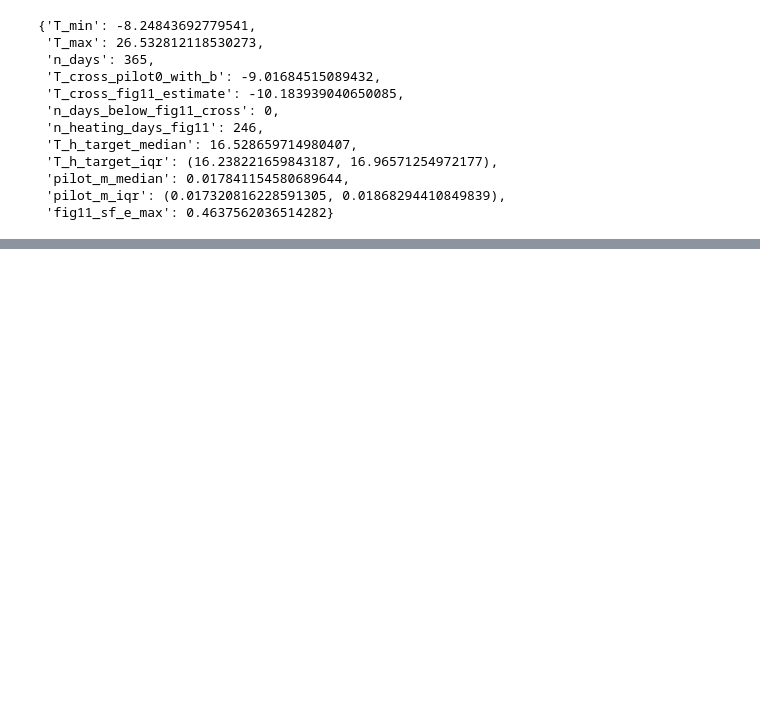
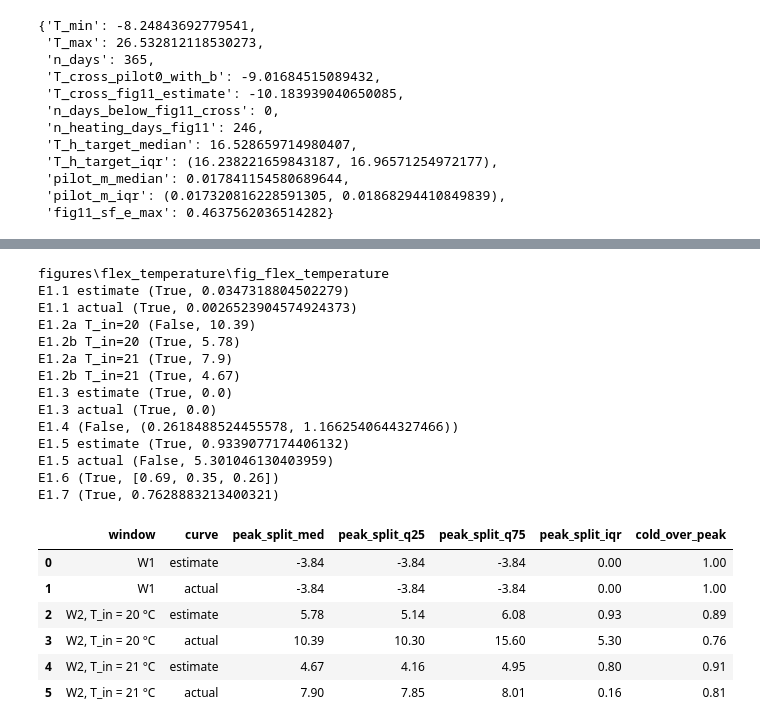
Before and after one commit to agouveia-kul/hp-sensitivity-paper, a Jupyter notebook: flex_temperature.ipynb, the cells around one changed output, grey strips where cells are left out. Drawn from its saved outputs; the diff is of its cells as text; code cells hidden in the pictures; blank space fills up the shorter version.

```diff
--- a/flex_temperature.ipynb
+++ b/flex_temperature.ipynb
@@ -74,0 +84,29 @@ step0['context']
+# %%
+step1 = FT.step1(rebuild=REBUILD_STEP1)
+P = step1[FT.PRIMARY]
+print(P['fig'])
+for k, v in P['checks'].items():
+    print(k, v)
+P['peaks'].round(2)
+# %% [output]
+figures\flex_temperature\fig_flex_temperature
+E1.1 estimate (True, 0.0347318804502279)
+E1.1 actual (True, 0.0026523904574924373)
+E1.2a T_in=20 (False, 10.39)
+E1.2b T_in=20 (True, 5.78)
+E1.2a T_in=21 (True, 7.9)
+E1.2b T_in=21 (True, 4.67)
+E1.3 estimate (True, 0.0)
+E1.3 actual (True, 0.0)
+E1.4 (False, (0.2618488524455578, 1.1662540644327466))
+E1.5 estimate (True, 0.9339077174406132)
+E1.5 actual (False, 5.301046130403959)
+E1.6 (True, [0.69, 0.35, 0.26])
+E1.7 (True, 0.7628883213400321)
+|  | window | curve | peak_split_med | peak_split_q25 | peak_split_q75 | peak_split_iqr | cold_over_peak |
+| 0 | W1 | estimate | -3.84 | -3.84 | -3.84 | 0.00 | 1.00 |
+| 1 | W1 | actual | -3.84 | -3.84 | -3.84 | 0.00 | 1.00 |
+| 2 | W2, T_in = 20 °C | estimate | 5.78 | 5.14 | 6.08 | 0.93 | 0.89 |
+| 3 | W2, T_in = 20 °C | actual | 10.39 | 10.30 | 15.60 | 5.30 | 0.76 |
+| 4 | W2, T_in = 21 °C | estimate | 4.67 | 4.16 | 4.95 | 0.80 | 0.91 |
+| 5 | W2, T_in = 21 °C | actual | 7.90 | 7.85 | 8.01 | 0.16 | 0.81 |
```
Also changed, not shown: parts of 4 cells of this notebook, 5 other files.
